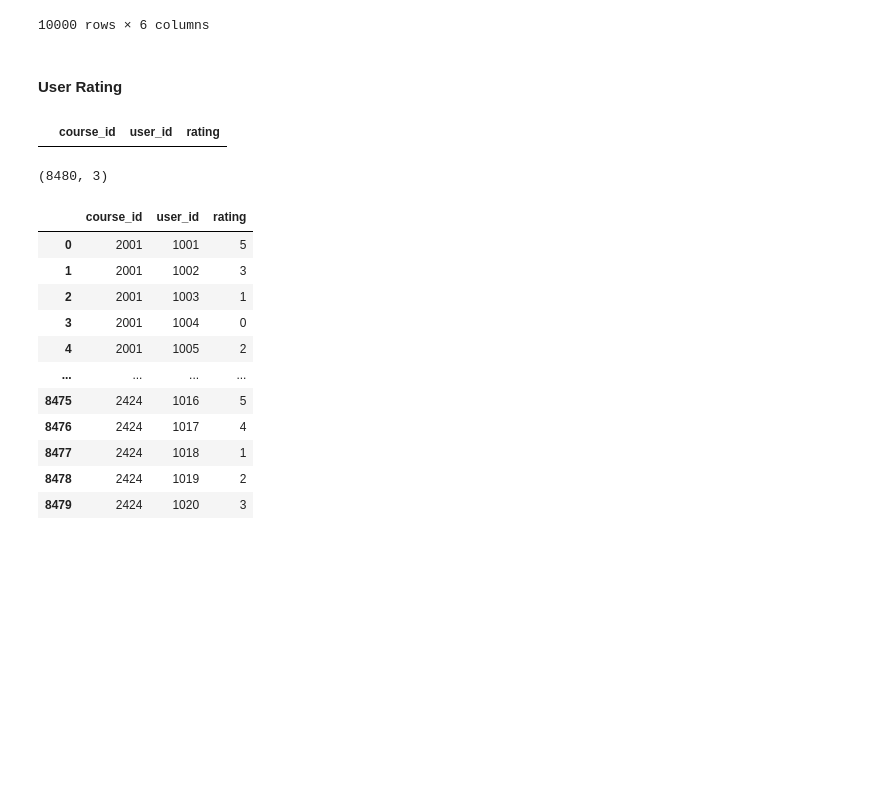
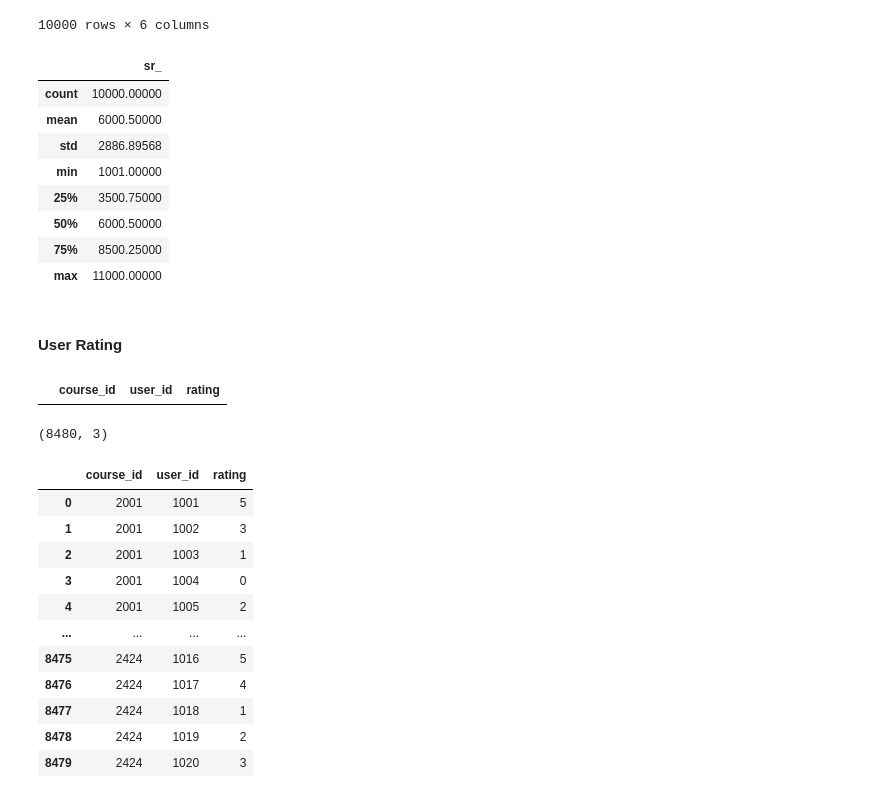
Before and after one commit to janiceXerri21/JaniceXerri_FYP_PCRS_VRLE_2024, a Jupyter notebook: Preprocessing_Analysing_Data.ipynb, the cells around one changed output. Cells and saved outputs as stored; diff of their text form; code cells hidden in the pictures; blank space fills up the shorter version.

```diff
--- a/Preprocessing_Analysing_Data.ipynb
+++ b/Preprocessing_Analysing_Data.ipynb
@@ -388,6 +388,18 @@ courses_ds
 | 9998 | 10999 | B.E. | Electronics Telecommunication Eng... | MITAOE | [AmazonWebServiCes, C CPP, Arduin... | AmazonWebServiCes, C CPP, Arduino... |
 | 9999 | 11000 | B.E. | Electronics Telecommunication Eng... | MITCOE | [AmazonWebServiCes, C CPP, Arduin... | AmazonWebServiCes, C CPP, Arduino... |
 10000 rows × 6 columns
+# %%
+courses_ds.describe()
+# %% [output]
+|  | sr_ |
+| count | 10000.00000 |
+| mean | 6000.50000 |
+| std | 2886.89568 |
+| min | 1001.00000 |
+| 25% | 3500.75000 |
+| 50% | 6000.50000 |
+| 75% | 8500.25000 |
+| max | 11000.00000 |
 # %% [markdown]
 #### User Rating
 # %%
```
Also changed, not shown: parts of 2 cells of this notebook, 3 other files.
